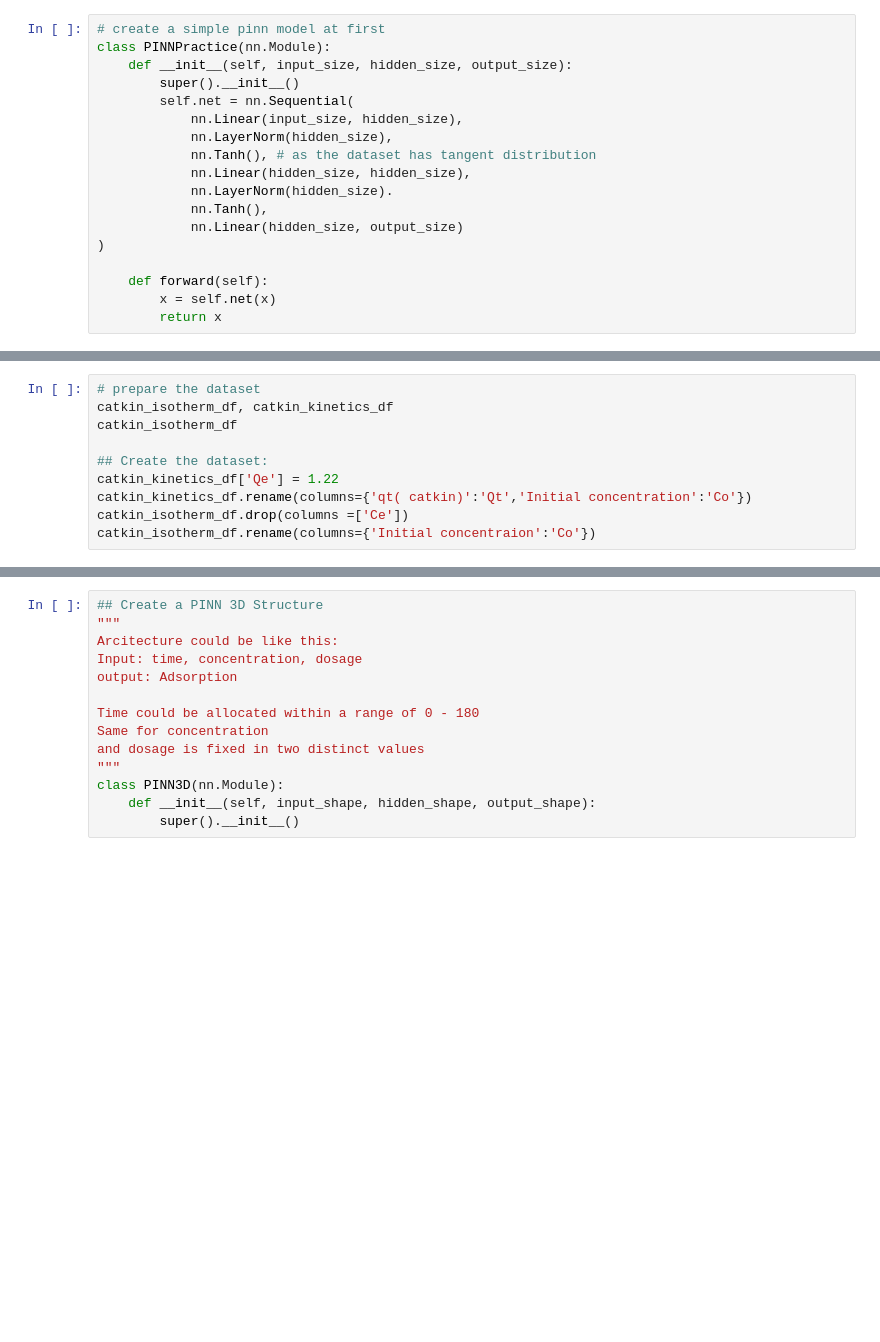
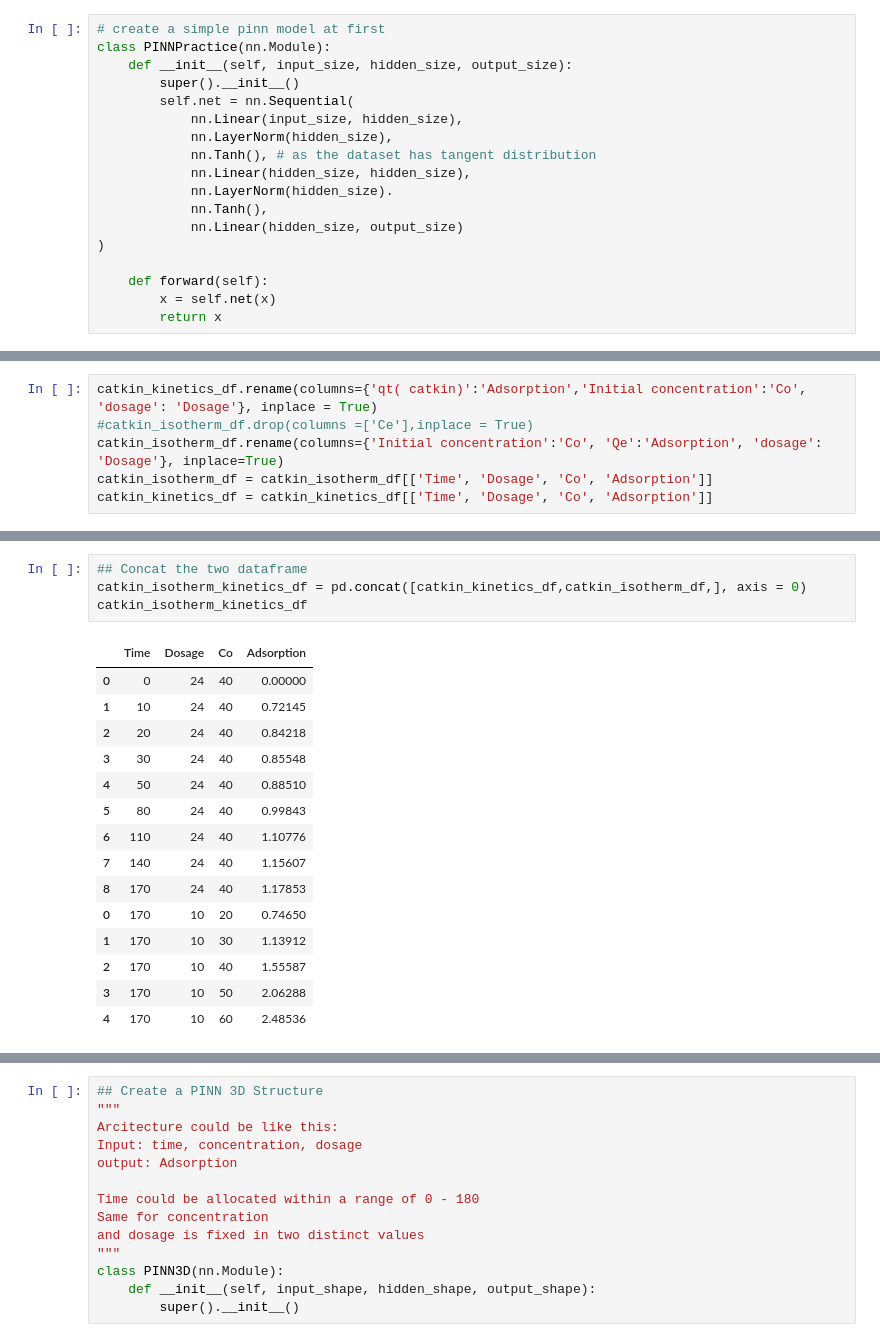
Before and after one commit to Tinonturja/Catkin_Biofilm_Adsorption, a Jupyter notebook: labaratory.ipynb, the cells around one changed output, grey strips where cells are left out. Saved outputs shown, nothing was run; the diff lists cells and outputs as text; blank space fills up the shorter version.

```diff
--- a/labaratory.ipynb
+++ b/labaratory.ipynb
@@ -947,10 +952,6 @@ class PINNPractice(nn.Module):
 # %%
-# prepare the dataset
-catkin_isotherm_df, catkin_kinetics_df
-catkin_isotherm_df
-
-## Create the dataset:
-catkin_kinetics_df['Qe'] = 1.22
-catkin_kinetics_df.rename(columns={'qt( catkin)':'Qt','Initial concentration':'Co'})
-catkin_isotherm_df.drop(columns =['Ce'])
-catkin_isotherm_df.rename(columns={'Initial concentraion':'Co'})
+catkin_kinetics_df.rename(columns={'qt( catkin)':'Adsorption','Initial concentration':'Co', 'dosage': 'Dosage'}, inplace = True)
+#catkin_isotherm_df.drop(columns =['Ce'],inplace = True)
+catkin_isotherm_df.rename(columns={'Initial concentration':'Co', 'Qe':'Adsorption', 'dosage': 'Dosage'}, inplace=True)
+catkin_isotherm_df = catkin_isotherm_df[['Time', 'Dosage', 'Co', 'Adsorption']]
+catkin_kinetics_df = catkin_kinetics_df[['Time', 'Dosage', 'Co', 'Adsorption']]
@@ -973,0 +977,20 @@ catkin_isotherm_df.rename(columns={'Initial concentraion':'Co'})
+# %%
+## Concat the two dataframe
+catkin_isotherm_kinetics_df = pd.concat([catkin_kinetics_df,catkin_isotherm_df,], axis = 0)
+catkin_isotherm_kinetics_df
+# %% [output]
+|  | Time | Dosage | Co | Adsorption |
+| 0 | 0 | 24 | 40 | 0.00000 |
+| 1 | 10 | 24 | 40 | 0.72145 |
+| 2 | 20 | 24 | 40 | 0.84218 |
+| 3 | 30 | 24 | 40 | 0.85548 |
+| 4 | 50 | 24 | 40 | 0.88510 |
+| 5 | 80 | 24 | 40 | 0.99843 |
+| 6 | 110 | 24 | 40 | 1.10776 |
+| 7 | 140 | 24 | 40 | 1.15607 |
+| 8 | 170 | 24 | 40 | 1.17853 |
+| 0 | 170 | 10 | 20 | 0.74650 |
+| 1 | 170 | 10 | 30 | 1.13912 |
+| 2 | 170 | 10 | 40 | 1.55587 |
+| 3 | 170 | 10 | 50 | 2.06288 |
+| 4 | 170 | 10 | 60 | 2.48536 |
```
Also changed, not shown: parts of 8 cells of this notebook.
